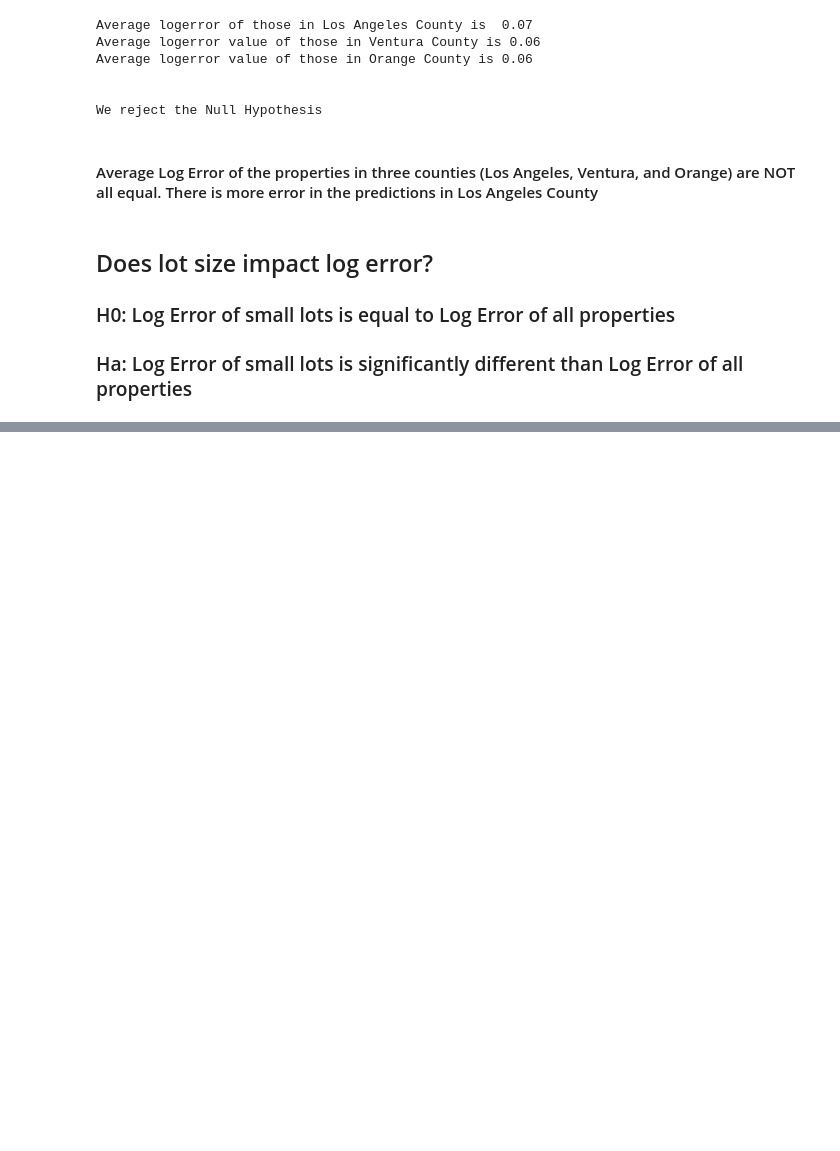
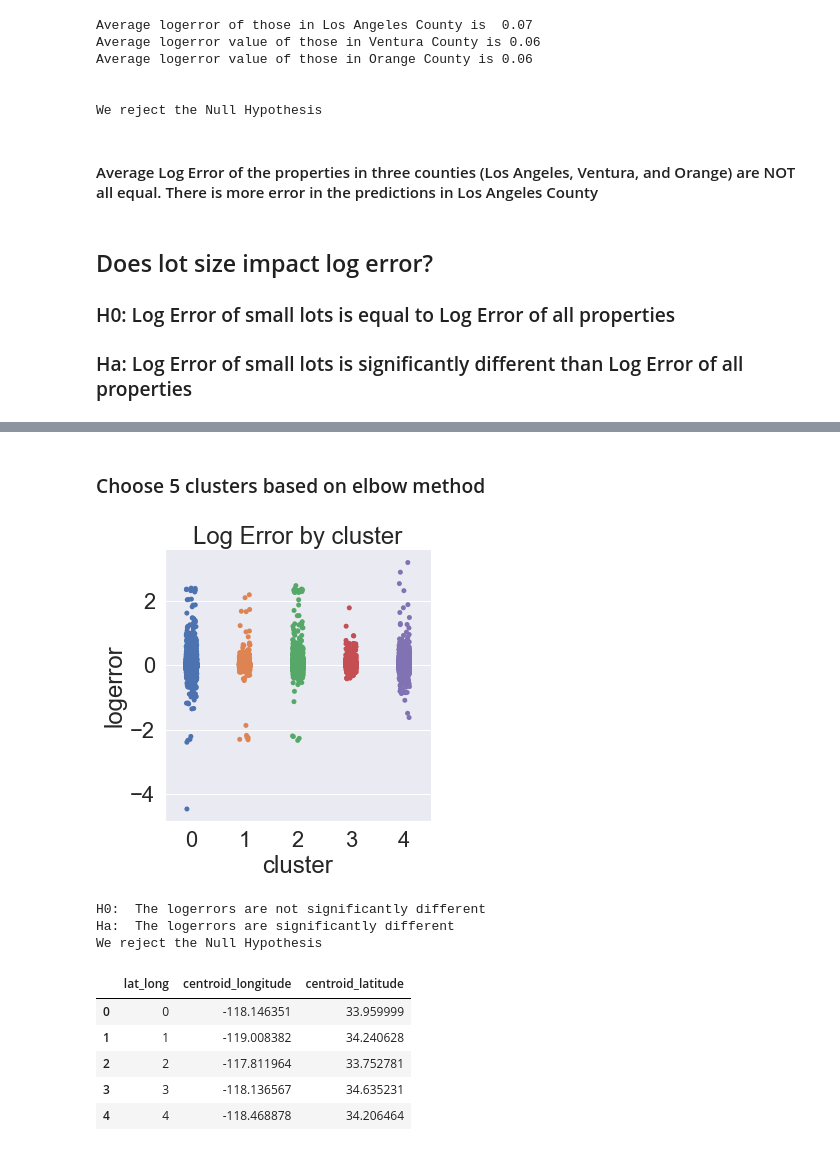
Before and after one commit to Codeup-Joe-Dan/zillow_clustering, a Jupyter notebook: final_notebook.ipynb, the cells around one changed output, grey strips where cells are left out. Cells and saved outputs as stored; diff of their text form; code cells hidden in the pictures; blank space fills up the shorter version.

```diff
--- a/final_notebook.ipynb
+++ b/final_notebook.ipynb
@@ -141,0 +162,25 @@ We reject the Null Hypothesis
+# %% [markdown]
+### Choose 5 clusters based on elbow method
+# %%
+# set k and name cluster
+k=5
+cluster_name = 'lat_long'
+# create clusters
+kmeans1 = explore.create_clusters(train, k, cluster_vars)
+
+X1_train = train.copy()
+X1_train['cluster'] = kmeans1.predict(train[cluster_vars])
+
+explore.cluster_plot(X1_train)
+explore.get_centroids(kmeans1, cluster_vars, cluster_name)
+# %% [output]
+[figure, added]
+H0:  The logerrors are not significantly different
+Ha:  The logerrors are significantly different
+We reject the Null Hypothesis
+|  | lat_long | centroid_longitude | centroid_latitude |
+| 0 | 0 | -118.146351 | 33.959999 |
+| 1 | 1 | -119.008382 | 34.240628 |
+| 2 | 2 | -117.811964 | 33.752781 |
+| 3 | 3 | -118.136567 | 34.635231 |
+| 4 | 4 | -118.468878 | 34.206464 |
```
Also changed, not shown: parts of 23 cells of this notebook, 3 other files.
